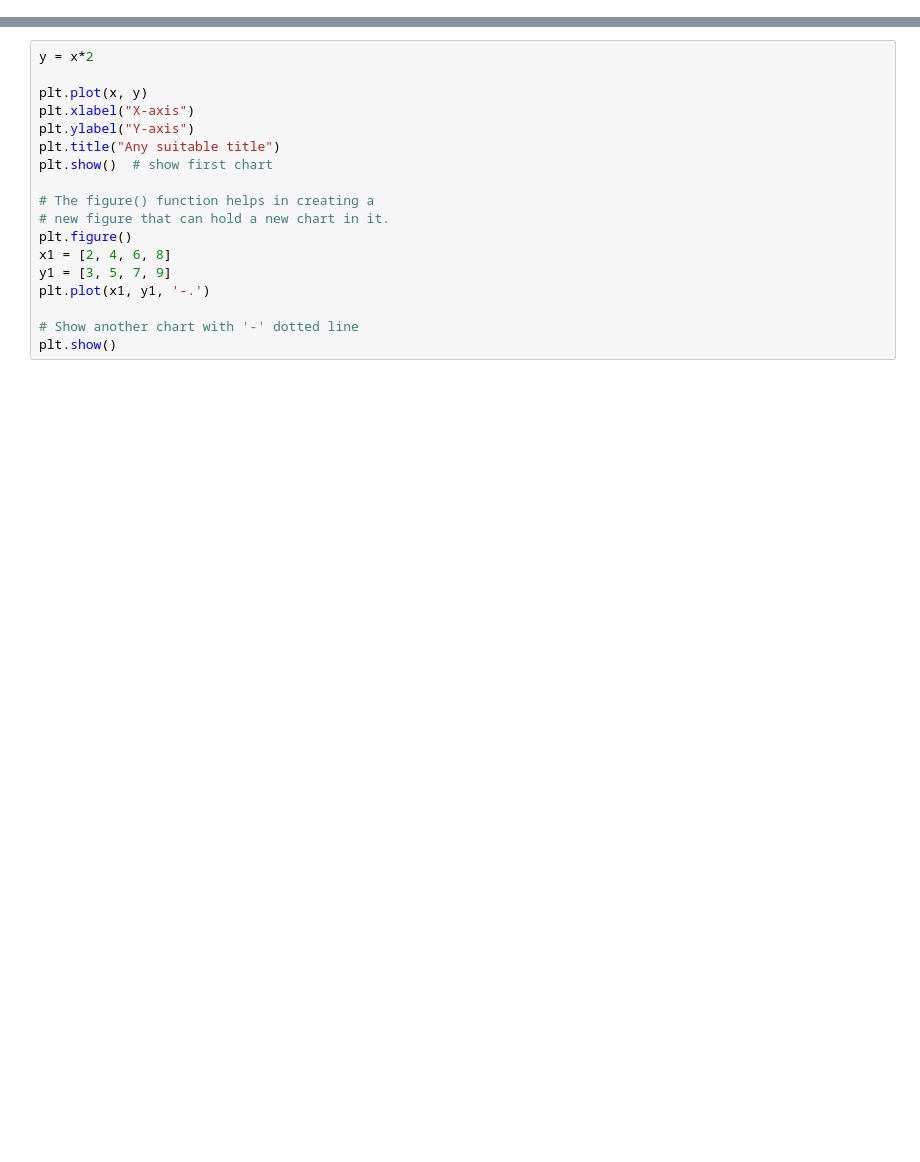
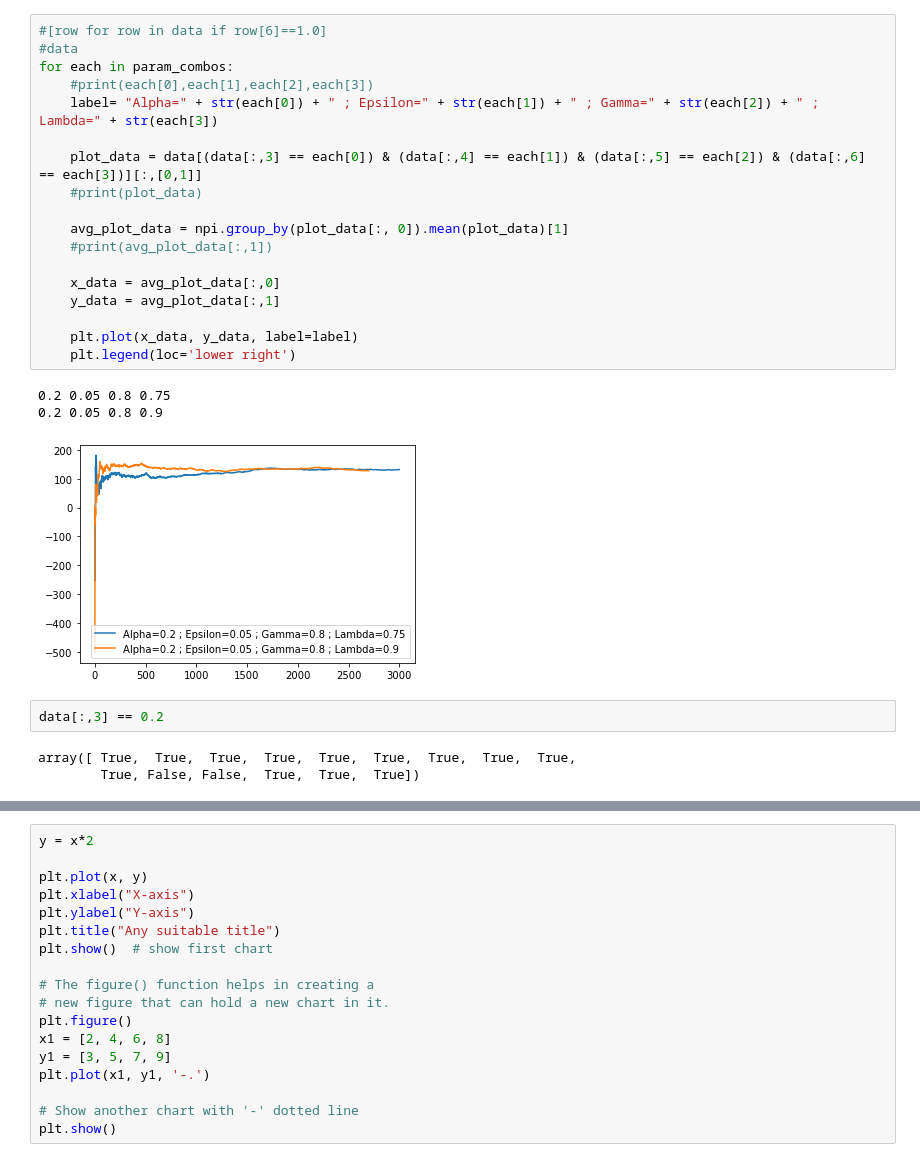
Before and after one commit to satishanil97/reinforcement-learning-agent, a Jupyter notebook: PlotGraphs.ipynb, the cells around one changed output, grey strips where cells are left out. Saved outputs shown, nothing was run; the diff lists cells and outputs as text; blank space fills up the shorter version.

```diff
--- a/PlotGraphs.ipynb
+++ b/PlotGraphs.ipynb
@@ -33,0 +44,27 @@ for i, idx in enumerate(indices):
+# %%
+#[row for row in data if row[6]==1.0]
+#data
+for each in param_combos:
+    #print(each[0],each[1],each[2],each[3])
+    label= "Alpha=" + str(each[0]) + " ; Epsilon=" + str(each[1]) + " ; Gamma=" + str(each[2]) + " ; Lambda=" + str(each[3])
+
+    plot_data = data[(data[:,3] == each[0]) & (data[:,4] == each[1]) & (data[:,5] == each[2]) & (data[:,6] == each[3])][:,[0,1]]
+    #print(plot_data)
+
+    avg_plot_data = npi.group_by(plot_data[:, 0]).mean(plot_data)[1]
+    #print(avg_plot_data[:,1])
+
+    x_data = avg_plot_data[:,0]
+    y_data = avg_plot_data[:,1]
+
+    plt.plot(x_data, y_data, label=label)
+    plt.legend(loc='lower right')
+# %% [output]
+0.2 0.05 0.8 0.75
+0.2 0.05 0.8 0.9
+[figure, added]
+# %%
+data[:,3] == 0.2
+# %% [output]
+array([ True,  True,  True,  True,  True,  True,  True,  True,  True,
+        True, False, False,  True,  True,  True])
```
Also changed, not shown: parts of 15 cells of this notebook, 10 other files.
